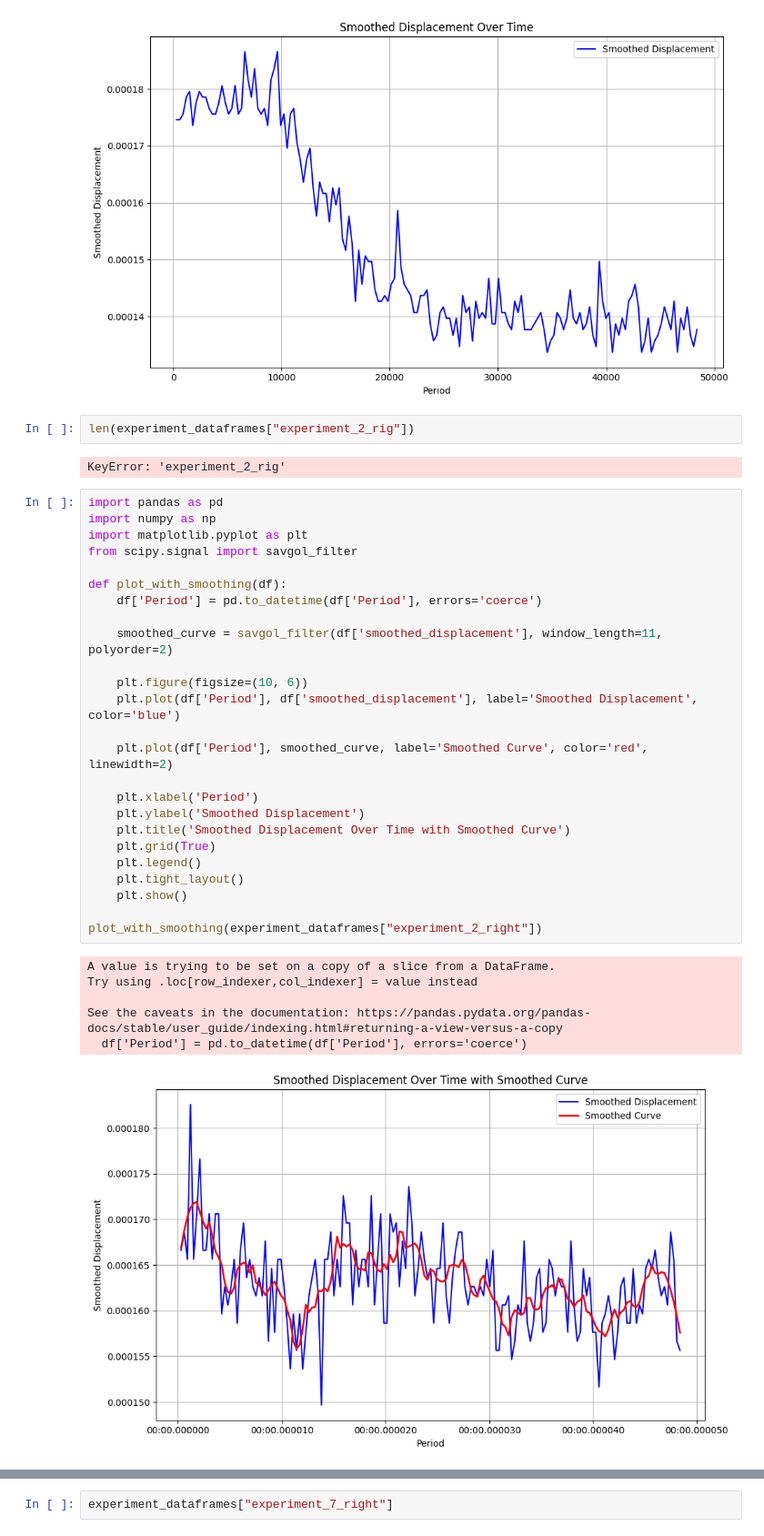
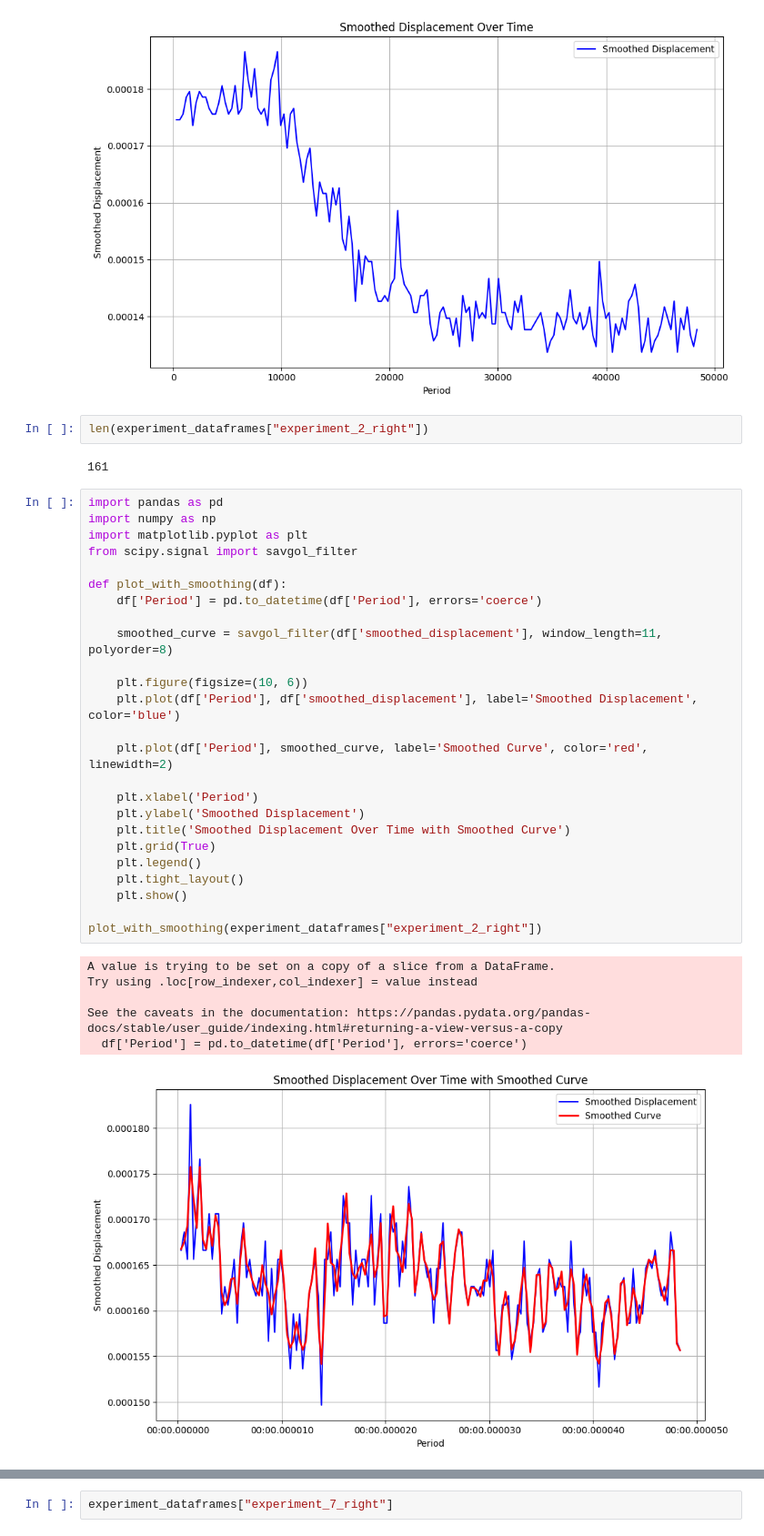
Before and after one commit to rammalali/FYP, a Jupyter notebook: notebooks/model_creation.ipynb, the cells around one changed output, grey strips where cells are left out. Shown at 91% size. Cells and saved outputs as stored; diff of their text form.

```diff
--- a/notebooks/model_creation.ipynb
+++ b/notebooks/model_creation.ipynb
@@ -79,41 +169,41 @@ plot(experiment_dataframes["experiment_6_right"])
 # %% [output]
 [figure]
 # %%
-len(experiment_dataframes["experiment_2_rig"])
+len(experiment_dataframes["experiment_2_right"])
 # %% [output]
-KeyError: 'experiment_2_rig'
+161
 # %%
 import pandas as pd
 import numpy as np
 import matplotlib.pyplot as plt
 from scipy.signal import savgol_filter
 
 def plot_with_smoothing(df):
     df['Period'] = pd.to_datetime(df['Period'], errors='coerce')
 
-    smoothed_curve = savgol_filter(df['smoothed_displacement'], window_length=11, polyorder=2)
+    smoothed_curve = savgol_filter(df['smoothed_displacement'], window_length=11, polyorder=8)
 
     plt.figure(figsize=(10, 6))
     plt.plot(df['Period'], df['smoothed_displacement'], label='Smoothed Displacement', color='blue')
 
     plt.plot(df['Period'], smoothed_curve, label='Smoothed Curve', color='red', linewidth=2)
 
     plt.xlabel('Period')
     plt.ylabel('Smoothed Displacement')
     plt.title('Smoothed Displacement Over Time with Smoothed Curve')
     plt.grid(True)
     plt.legend()
     plt.tight_layout()
     plt.show()
 
 plot_with_smoothing(experiment_dataframes["experiment_2_right"])
 # %% [output]
 A value is trying to be set on a copy of a slice from a DataFrame.
 Try using .loc[row_indexer,col_indexer] = value instead
 
 See the caveats in the documentation: https://pandas.pydata.org/pandas-docs/stable/user_guide/indexing.html#returning-a-view-versus-a-copy
   df['Period'] = pd.to_datetime(df['Period'], errors='coerce')
-[figure, old version]
+[figure, new version]
 # %%
 from scipy.signal import savgol_filter
 
```
Also changed, not shown: parts of 22 cells of this notebook, 1 other file.
